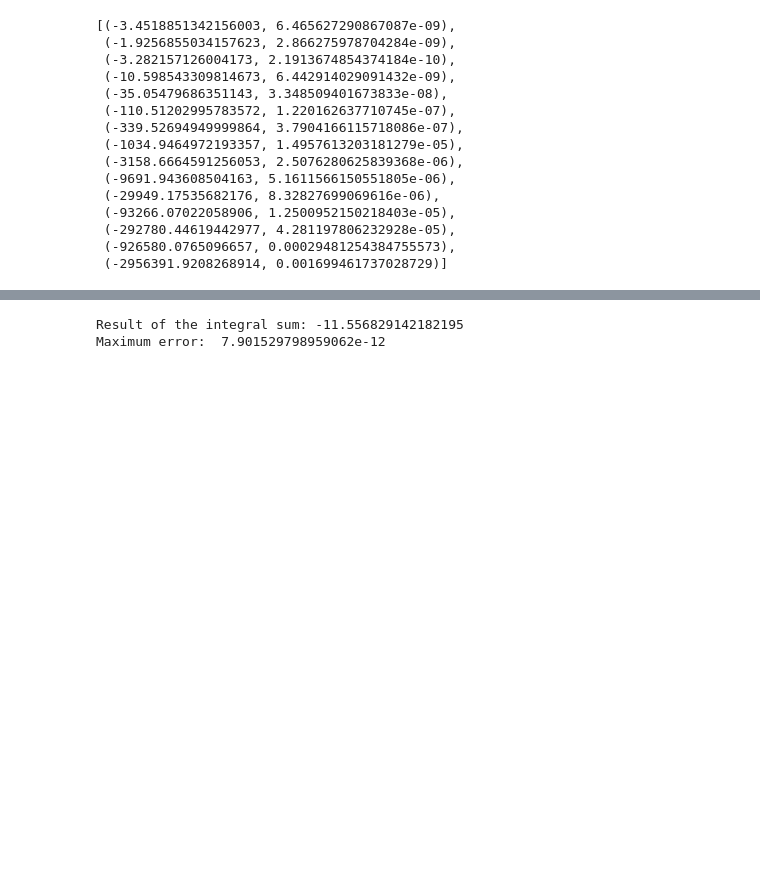
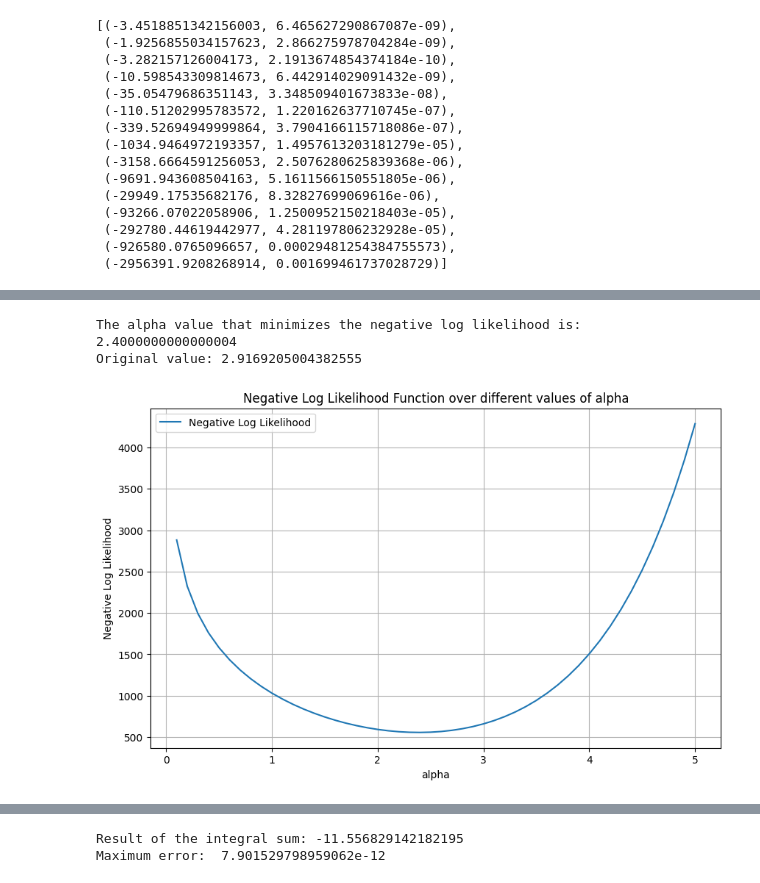
Before and after one commit to ADepope/vampW, a Jupyter notebook: vampW_EM.ipynb, the cells around one changed output, grey strips where cells are left out. Saved outputs shown, nothing was run; the diff lists cells and outputs as text; code cells hidden in the pictures; blank space fills up the shorter version.

```diff
--- a/vampW_EM.ipynb
+++ b/vampW_EM.ipynb
@@ -987,0 +1077,6 @@ neg_log_likelihood_values
+# %%
+plot_likelihood(0.1, 5, 50, weibull_likelihood_corrected, "alpha", "weibull_belief", alpha, 0, 15)
+# %% [output]
+The alpha value that minimizes the negative log likelihood is: 2.4000000000000004
+Original value: 2.9169205004382555
+[figure, added]
```
Also changed, not shown: parts of 29 cells of this notebook, 1 other file.
